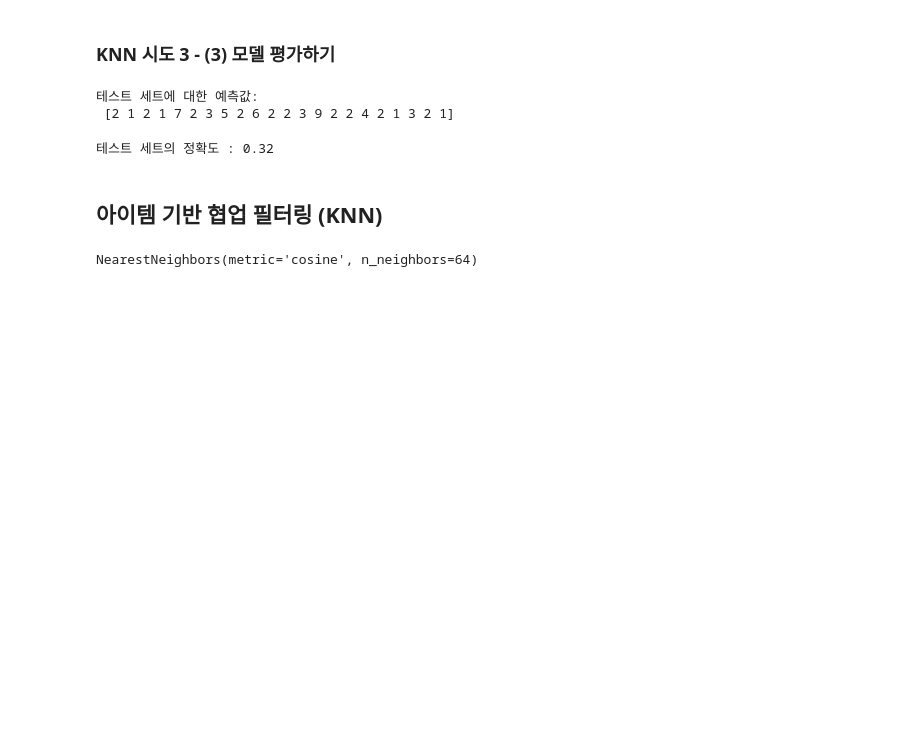
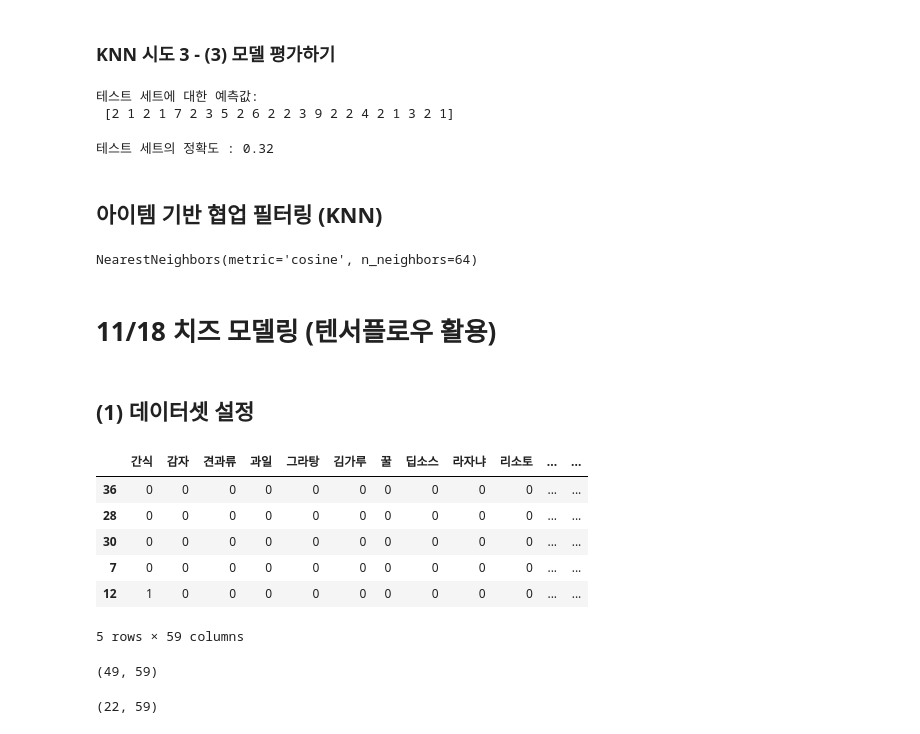
Before and after one commit to soominok/cheese-ai, a Jupyter notebook: com_cheese_api/tf-cheese-modeling.ipynb, the cells around one changed output. Saved outputs shown, nothing was run; the diff lists cells and outputs as text; code cells hidden in the pictures; blank space fills up the shorter version.

```diff
--- a/com_cheese_api/tf-cheese-modeling.ipynb
+++ b/com_cheese_api/tf-cheese-modeling.ipynb
@@ -580,3 +580,47 @@ neigh.fit(X_cheese_train.T)
 NearestNeighbors(metric='cosine', n_neighbors=64)
 # %%
 item_distances, _ = neigh.kneighbors(X_cheese_train.T, return_distance = True)
+# %% [markdown]
+# 11/18 치즈 모델링 (텐서플로우 활용)
+# %% [markdown]
+## (1) 데이터셋 설정
+# %%
+import pandas as pd
+
+cheese = pd.read_csv("resources/data/cheese_dataset.csv")
+cheese_matching = pd.read_csv("resources/data/cheese_matching.csv", encoding="utf-8")
+
+cheese_df = cheese.rename(columns = {"Unnamed: 0": "cheese_no"})
+cheese_matching_df = cheese_matching.rename(columns={"Unnamed: 0": "cheese_no"})
+
+cheese_data = pd.merge(cheese_df, cheese_matching_df, on="cheese_no", how = "inner")
+
+cheese_model_data = cheese_data.drop(['Unnamed: 0.1', 'content', 'img', 'brand', 'name', 'country', 'matching'], axis = 1)
+cheese_2 = cheese_data.drop(['Unnamed: 0.1', 'content', 'img', 'matching'], axis = 1)
+
+from sklearn.model_selection import train_test_split
+
+# X = users.loc[['texture', 'types', 'category', 'brand_code', ]]
+X_cheese = cheese_model_data.iloc[:, 9:68]
+# X_cheese = X_cheese.drop(['cheese_id'], axis = 1)
+y_cheese = cheese_model_data[['cheese_id']]
+
+X_cheese_train, X_cheese_test, y_cheese_train, y_cheese_test = train_test_split(X_cheese, y_cheese, test_size = 0.3)
+# %%
+X_cheese_train.head(5)
+# %% [output]
+|  | 간식 | 감자 | 견과류 | 과일 | 그라탕 | 김가루 | 꿀 | 딥소스 | 라자냐 | 리소토 | ... | ... |
+| 36 | 0 | 0 | 0 | 0 | 0 | 0 | 0 | 0 | 0 | 0 | ... | ... |
+| 28 | 0 | 0 | 0 | 0 | 0 | 0 | 0 | 0 | 0 | 0 | ... | ... |
+| 30 | 0 | 0 | 0 | 0 | 0 | 0 | 0 | 0 | 0 | 0 | ... | ... |
+| 7 | 0 | 0 | 0 | 0 | 0 | 0 | 0 | 0 | 0 | 0 | ... | ... |
+| 12 | 1 | 0 | 0 | 0 | 0 | 0 | 0 | 0 | 0 | 0 | ... | ... |
+5 rows × 59 columns
+# %%
+X_cheese_train.shape
+# %% [output]
+(49, 59)
+# %%
+X_cheese_test.shape
+# %% [output]
+(22, 59)
```
Also changed, not shown: parts of 25 cells of this notebook, 6 other files.
